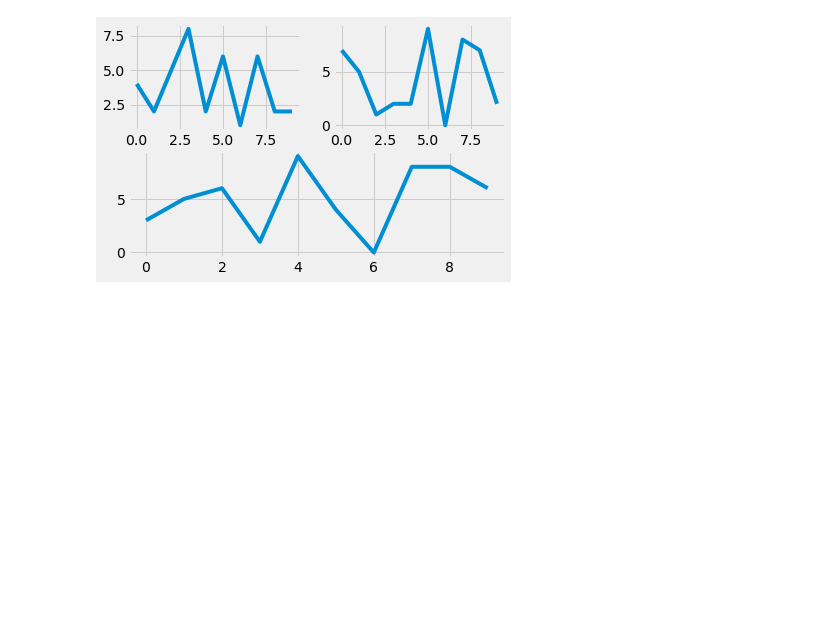
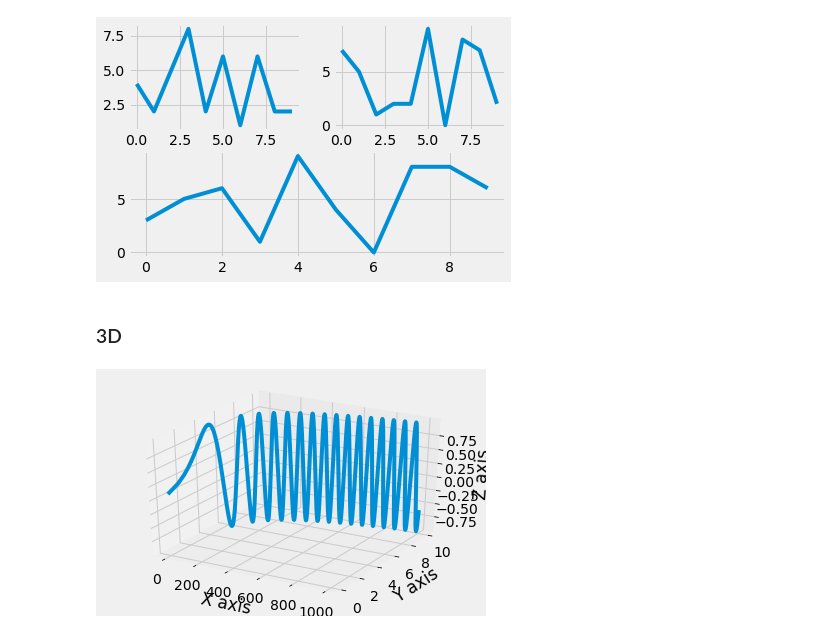
Before and after one commit to eseguia/matplotlib, a Jupyter notebook: plt_basics.ipynb, the cells around one changed output. Drawn from its saved outputs; the diff is of its cells as text; code cells hidden in the pictures; blank space fills up the shorter version.

```diff
--- a/plt_basics.ipynb
+++ b/plt_basics.ipynb
@@ -229,3 +239,23 @@ ax3.plot(x,y)
 plt.show();
 # %% [output]
 [figure]
+# %% [markdown]
+### 3D
+# %%
+from mpl_toolkits.mplot3d import axes3d
+import math
+
+fig = plt.figure()
+ax1 = fig.add_subplot(111, projection = '3d')
+x = list(range(1,1000))
+y = [math.log(i, 2) for i in x]
+z = [math.sin(i/10) for i in x]
+
+ax1.plot(x,y,z)
+ax1.set_xlabel('X axis')
+ax1.set_ylabel('Y axis')
+ax1.set_zlabel('Z axis')
+
+plt.show()
+# %% [output]
+[figure, added]
```
Also changed, not shown: parts of 10 cells of this notebook.
